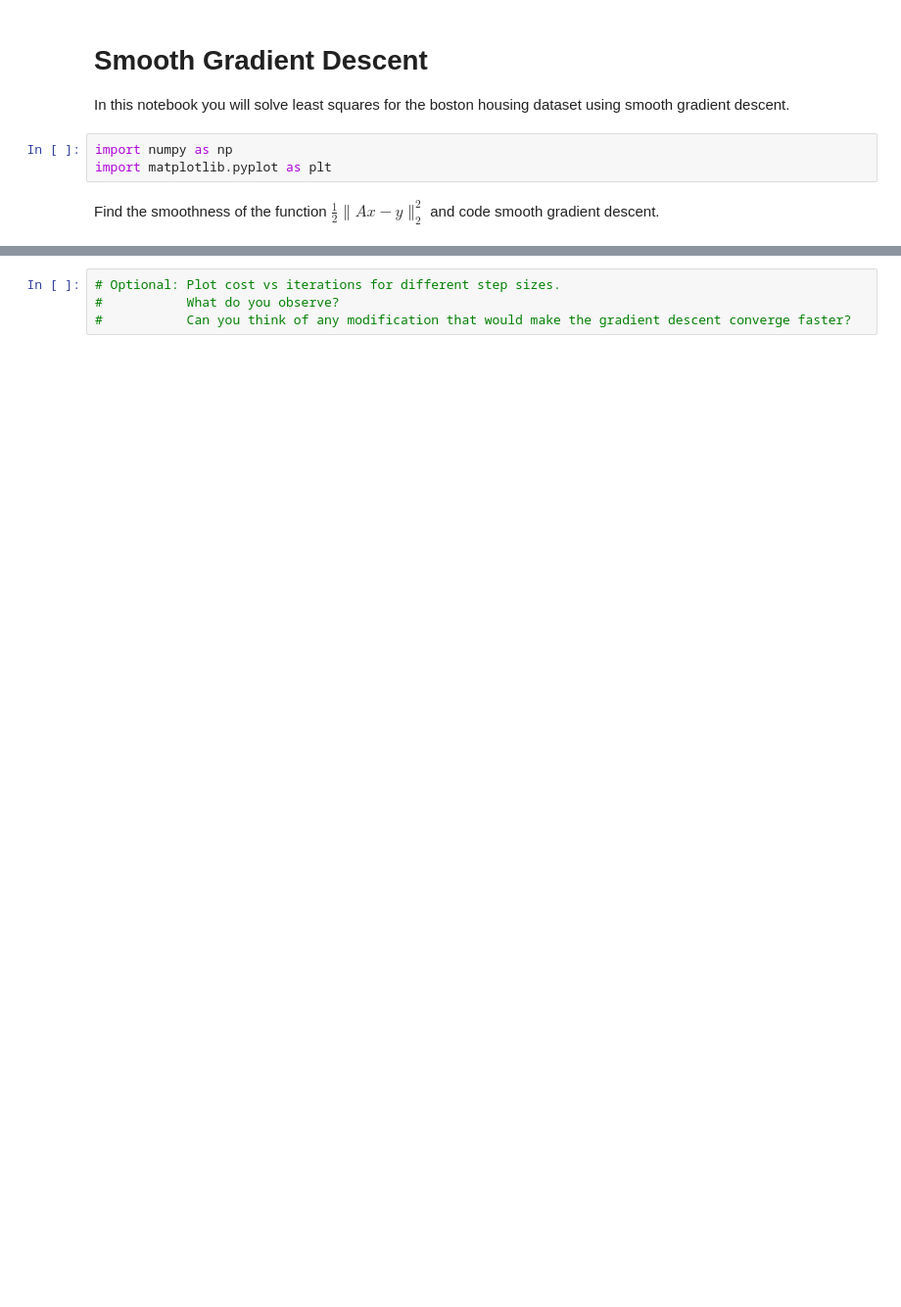
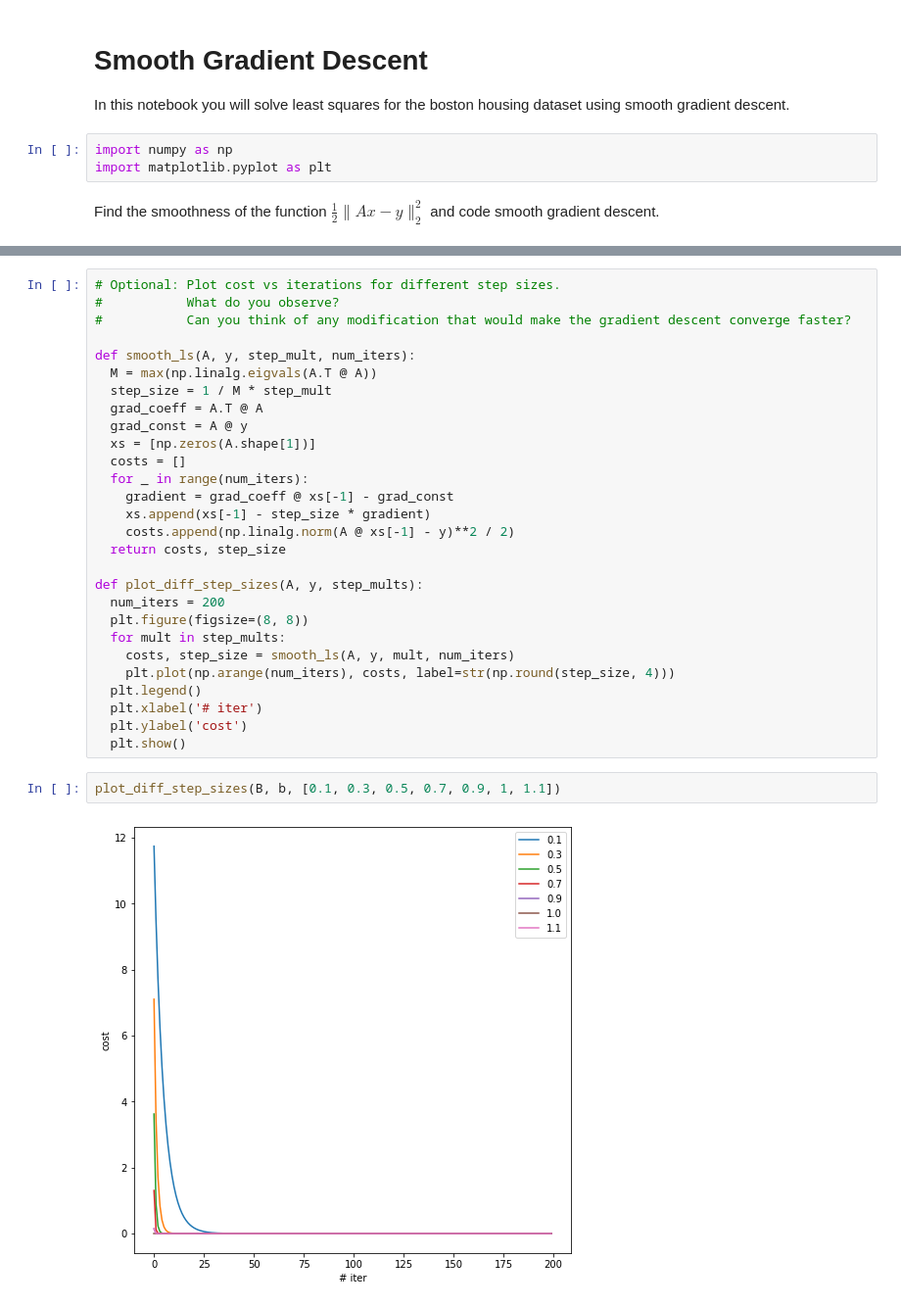
Before and after one commit to RuolinZheng08/cmsc25460-optimization, a Jupyter notebook: HW5_grad_descent.ipynb, the cells around one changed output, grey strips where cells are left out. Shown: that part at 98% size. Drawn from its saved outputs; the diff is of its cells as text; blank space fills up the shorter version.

```diff
--- a/HW5_grad_descent.ipynb
+++ b/HW5_grad_descent.ipynb
@@ -70,4 +72,32 @@ plot_2d_solution(C, xs, b)
-# %%
-# Optional: Plot cost vs iterations for different step sizes.
-#           What do you observe?
-#           Can you think of any modification that would make the gradient descent converge faster?
+# %%
+# Optional: Plot cost vs iterations for different step sizes.
+#           What do you observe?
+#           Can you think of any modification that would make the gradient descent converge faster?
+
+def smooth_ls(A, y, step_mult, num_iters):
+  M = max(np.linalg.eigvals(A.T @ A))
+  step_size = 1 / M * step_mult
+  grad_coeff = A.T @ A
+  grad_const = A @ y
+  xs = [np.zeros(A.shape[1])]
+  costs = []
+  for _ in range(num_iters):
+    gradient = grad_coeff @ xs[-1] - grad_const
+    xs.append(xs[-1] - step_size * gradient)
+    costs.append(np.linalg.norm(A @ xs[-1] - y)**2 / 2)
+  return costs, step_size
+
+def plot_diff_step_sizes(A, y, step_mults):
+  num_iters = 200
+  plt.figure(figsize=(8, 8))
+  for mult in step_mults:
+    costs, step_size = smooth_ls(A, y, mult, num_iters)
+    plt.plot(np.arange(num_iters), costs, label=str(np.round(step_size, 4)))
+  plt.legend()
+  plt.xlabel('# iter')
+  plt.ylabel('cost')
+  plt.show()
+# %%
+plot_diff_step_sizes(B, b, [0.1, 0.3, 0.5, 0.7, 0.9, 1, 1.1])
+# %% [output]
+[figure, added]
```
Also changed, not shown: parts of 9 cells of this notebook.
